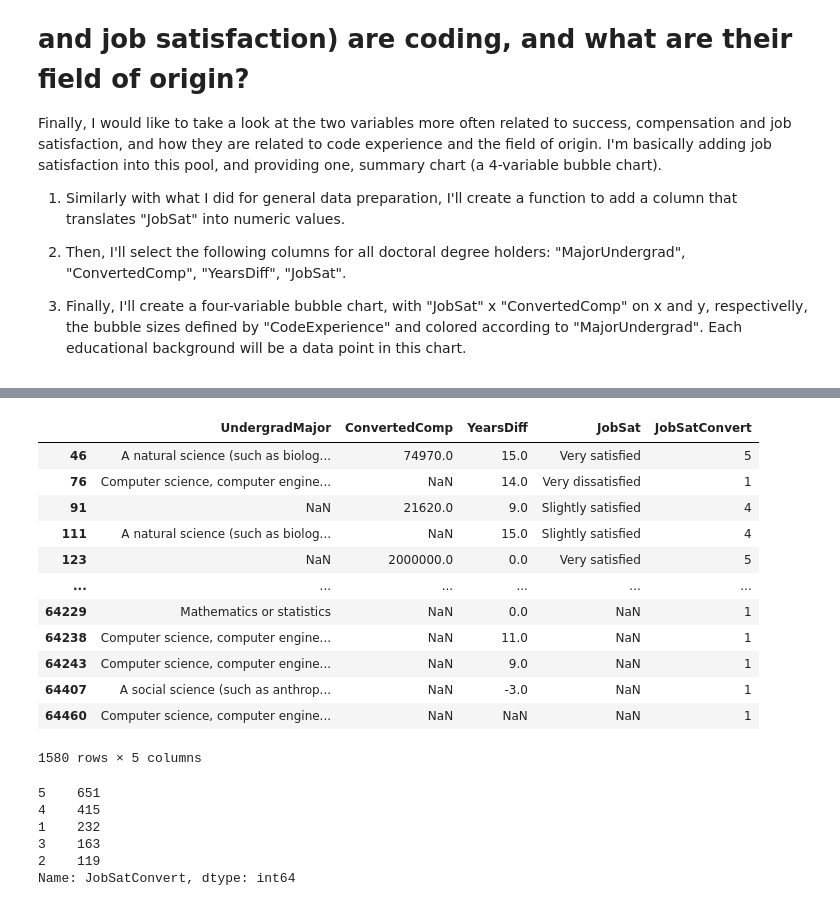
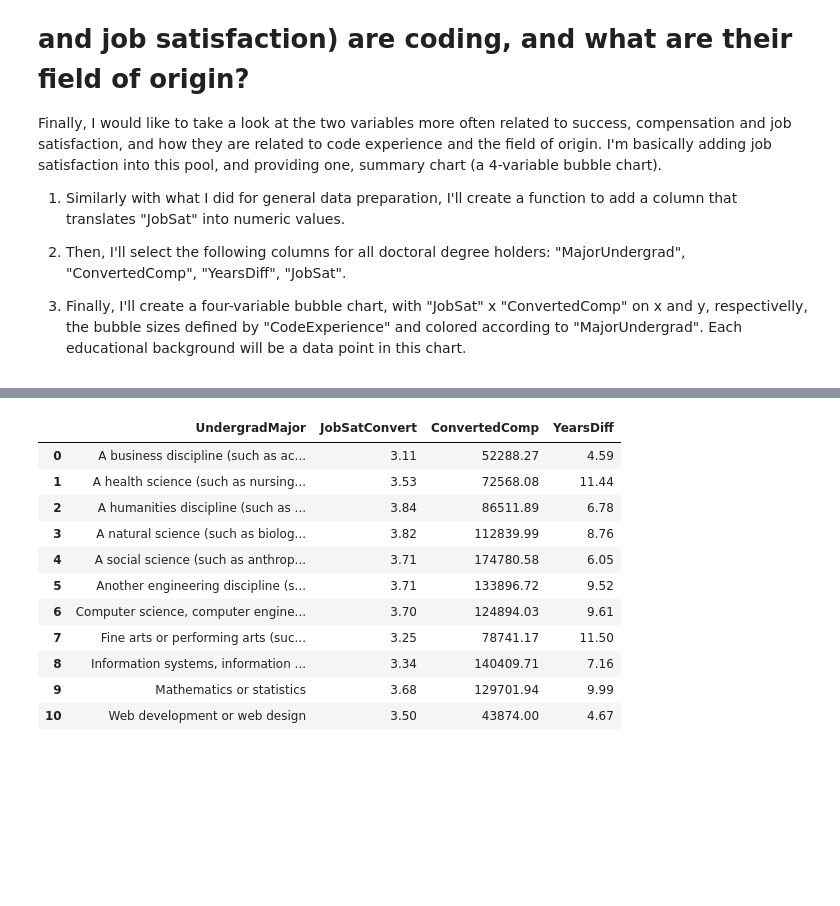
Before and after one commit to mguidoti/DSND-p1-blog, a Jupyter notebook: stackoverflow_survey_2020.ipynb, the cells around one changed output, grey strips where cells are left out. Saved outputs shown, nothing was run; the diff lists cells and outputs as text; code cells hidden in the pictures; blank space fills up the shorter version.

```diff
--- a/stackoverflow_survey_2020.ipynb
+++ b/stackoverflow_survey_2020.ipynb
@@ -323,26 +307,23 @@ df_results05
-# %%
-df_results05["JobSatConvert"] = jobsat_discrete(df_results05)
-df_results05
-# %% [output]
-|  | UndergradMajor | ConvertedComp | YearsDiff | JobSat | JobSatConvert |
-| 46 | A natural science (such as biolog... | 74970.0 | 15.0 | Very satisfied | 5 |
-| 76 | Computer science, computer engine... | NaN | 14.0 | Very dissatisfied | 1 |
-| 91 | NaN | 21620.0 | 9.0 | Slightly satisfied | 4 |
-| 111 | A natural science (such as biolog... | NaN | 15.0 | Slightly satisfied | 4 |
-| 123 | NaN | 2000000.0 | 0.0 | Very satisfied | 5 |
-| ... | ... | ... | ... | ... | ... |
-| 64229 | Mathematics or statistics | NaN | 0.0 | NaN | 1 |
-| 64238 | Computer science, computer engine... | NaN | 11.0 | NaN | 1 |
-| 64243 | Computer science, computer engine... | NaN | 9.0 | NaN | 1 |
-| 64407 | A social science (such as anthrop... | NaN | -3.0 | NaN | 1 |
-| 64460 | Computer science, computer engine... | NaN | NaN | NaN | 1 |
-1580 rows × 5 columns
-# %%
-df_results05["JobSatConvert"].value_counts()
-# %% [output]
-5    651
-4    415
-1    232
-3    163
-2    119
-Name: JobSatConvert, dtype: int64
+# %%
+df_results05 = df_narrowed[df_narrowed["EdLevel"] == "Other doctoral degree (Ph.D., Ed.D., etc.)"][df_narrowed["EmploymentStatus"] == "Employed"][["UndergradMajor", "ConvertedComp", "JobSat", "YearsDiff"]]
+
+df_results05["JobSatConvert"] = jobsat_discrete(df_results05)
+
+df_results05 = df_results05.groupby("UndergradMajor").mean().round(2).reset_index()
+
+df_results05 = df_results05[["UndergradMajor", "JobSatConvert", "ConvertedComp", "YearsDiff"]]
+
+df_results05
+# %% [output]
+|  | UndergradMajor | JobSatConvert | ConvertedComp | YearsDiff |
+| 0 | A business discipline (such as ac... | 3.11 | 52288.27 | 4.59 |
+| 1 | A health science (such as nursing... | 3.53 | 72568.08 | 11.44 |
+| 2 | A humanities discipline (such as ... | 3.84 | 86511.89 | 6.78 |
+| 3 | A natural science (such as biolog... | 3.82 | 112839.99 | 8.76 |
+| 4 | A social science (such as anthrop... | 3.71 | 174780.58 | 6.05 |
+| 5 | Another engineering discipline (s... | 3.71 | 133896.72 | 9.52 |
+| 6 | Computer science, computer engine... | 3.70 | 124894.03 | 9.61 |
+| 7 | Fine arts or performing arts (suc... | 3.25 | 78741.17 | 11.50 |
+| 8 | Information systems, information ... | 3.34 | 140409.71 | 7.16 |
+| 9 | Mathematics or statistics | 3.68 | 129701.94 | 9.99 |
+| 10 | Web development or web design | 3.50 | 43874.00 | 4.67 |
```
Also changed, not shown: parts of 1 cell of this notebook.
